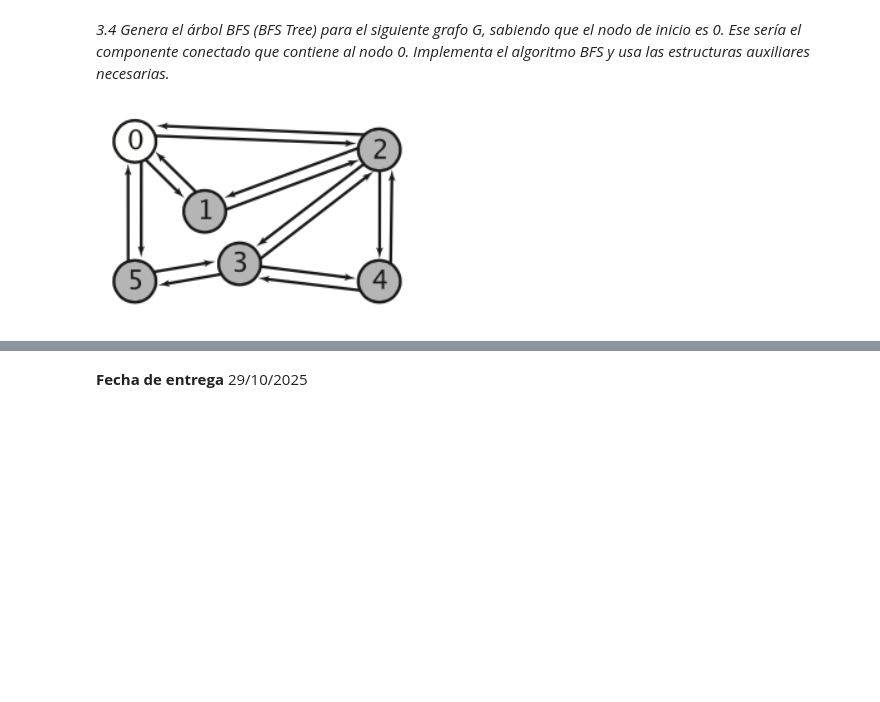
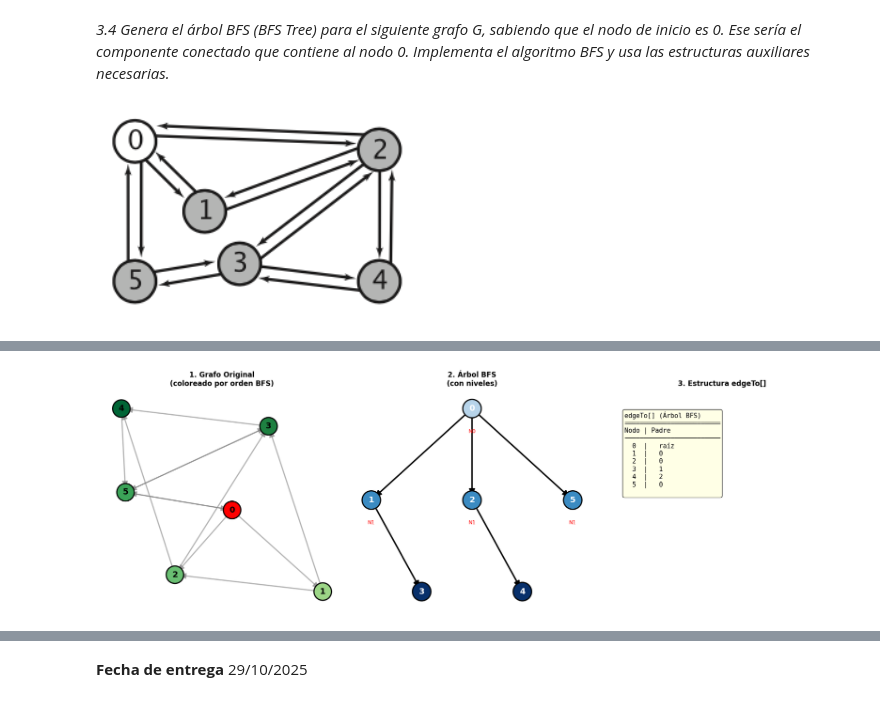
Before and after one commit to Aizel-shadow/EDA-II-, a Jupyter notebook: Informes/Informe4.ipynb, the cells around one changed output, grey strips where cells are left out. Cells and saved outputs as stored; diff of their text form; code cells hidden in the pictures; blank space fills up the shorter version.

```diff
--- a/Informes/Informe4.ipynb
+++ b/Informes/Informe4.ipynb
@@ -35,3 +520,75 @@ _3.4 Genera el árbol BFS (BFS Tree) para el siguiente grafo G, sabiendo que el
+# %%
+#  VISUALIZACIÓN
+fig = plt.figure(figsize=(18, 6))
+
+# 1. GRAFO ORIGINAL
+ax1 = plt.subplot(131)
+G_orig = nx.DiGraph()
+for n, vecinos in grafo.items():
+    for v in vecinos:
+        G_orig.add_edge(n, v)
+
+pos_orig = nx.spring_layout(G_orig, k=2, iterations=50, seed=42)
+orden_bfs = [paso['nodo_actual'] for paso in pasos if paso['nodo_actual'] is not None]
+
+colores_orig = []
+for n in G_orig.nodes():
+    if n == 0:
+        colores_orig.append('red')
+    elif n in orden_bfs:
+        idx = orden_bfs.index(n)
+        colores_orig.append(plt.cm.YlGn(0.3 + 0.7 * idx / len(orden_bfs)))
+    else:
+        colores_orig.append('lightgray')
+
+nx.draw_networkx_nodes(G_orig, pos_orig, node_color=colores_orig, node_size=900, edgecolors='black', linewidths=2, ax=ax1)
+nx.draw_networkx_edges(G_orig, pos_orig, edge_color='gray', arrows=True, arrowsize=20, width=2, alpha=0.6, ax=ax1)
+nx.draw_networkx_labels(G_orig, pos_orig, font_size=14, font_weight='bold', ax=ax1)
+ax1.set_title("1. Grafo Original\n(coloreado por orden BFS)", fontsize=12, fontweight='bold')
+ax1.axis('off')
+
+# 2. ÁRBOL BFS CON NIVELES
+ax2 = plt.subplot(132)
+G_arbol = nx.DiGraph()
+for n, hijos in arbol.items():
+    for h in hijos:
+        G_arbol.add_edge(n, h)
+
+pos_arbol = pos_jerarquico(niveles)
+colores_arbol = [plt.cm.Blues(0.3 + 0.7 * niveles[n] / max(niveles.values())) for n in G_arbol.nodes()]
+
+nx.draw_networkx_nodes(G_arbol, pos_arbol, node_color=colores_arbol, node_size=1000, edgecolors='black', linewidths=2, ax=ax2)
+nx.draw_networkx_edges(G_arbol, pos_arbol, edge_color='black', arrows=True, arrowsize=20, width=2.5, ax=ax2)
+nx.draw_networkx_labels(G_arbol, pos_arbol, font_size=14, font_weight='bold', font_color='white', ax=ax2)
+
+nivel_labels = {n: f"N{niveles[n]}" for n in niveles}
+pos_labels = {k: (v[0], v[1]-0.25) for k, v in pos_arbol.items()}
+nx.draw_networkx_labels(G_arbol, pos_labels, labels=nivel_labels, font_size=9, font_color='red', ax=ax2)
+
+ax2.set_title("2. Árbol BFS\n(con niveles)", fontsize=12, fontweight='bold')
+ax2.axis('off')
+
+# 3. TABLA edgeTo[]
+ax3 = plt.subplot(133)
+ax3.axis('off')
+
+tabla_texto = "edgeTo[] (Árbol BFS)\n"
+tabla_texto += "═"*25 + "\n"
+tabla_texto += "Nodo | Padre\n"
+tabla_texto += "─"*25 + "\n"
+
+for n in sorted(edgeTo.keys()):
+    padre = edgeTo[n] if edgeTo[n] is not None else "raíz"
+    tabla_texto += f"  {n}  |   {padre}\n"
+
+ax3.text(0.1, 0.9, tabla_texto, fontsize=11, va='top', family='monospace',
+         bbox=dict(boxstyle='round', facecolor='lightyellow', alpha=0.8))
+ax3.set_title("3. Estructura edgeTo[]", fontsize=12, fontweight='bold')
+
+plt.tight_layout()
+plt.show()
+# %% [output]
+[figure, added]
 # %% [markdown]
 ***4. CONCLUSIONES***
 
```
Also changed, not shown: parts of 9 cells of this notebook, 1 other file.
